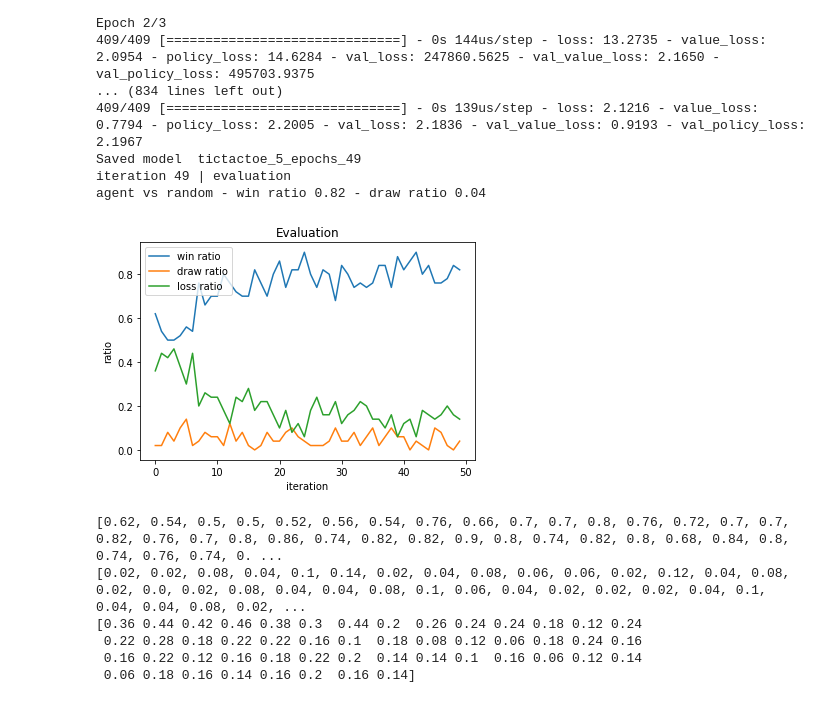
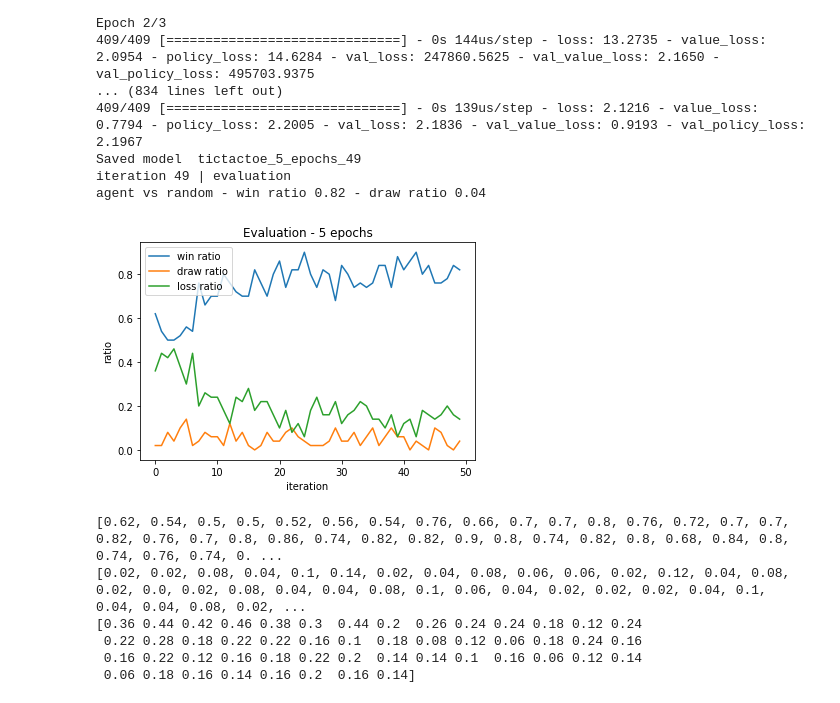
Before and after one commit to y4nnic/AlphaZero_for_small_board_games, a Jupyter notebook: experiment_epochs.ipynb, the cells around one changed output. Cells and saved outputs as stored; diff of their text form; code cells hidden in the pictures.

```diff
--- a/experiment_epochs.ipynb
+++ b/experiment_epochs.ipynb
@@ -256,24 +256,24 @@ agent vs random - win ratio 0.82 - draw ratio 0.04
 # %%
 fig = plt.figure()
 
-plt.title("Evaluation")
+plt.title("Evaluation - 5 epochs")
 
 plt.xlabel("iteration")
 plt.ylabel("ratio")
 
 x = np.arange(50)
 losses_3 = np.ones(50) - wins_3 - draws_3
 # no_loss = np.zeros(50) + wins +draws
 
 plt.plot(x, wins_3, label="win ratio")
 plt.plot(x, draws_3, label="draw ratio")
 #plt.plot(x, no_loss, label="no loss ratio")
 plt.plot(x, losses_3, label="loss ratio")
 
 plt.legend(loc=2)
 plt.show()
 # %% [output]
-[figure, old version]
+[figure, new version]
 # %%
 print(wins_3)
 print(draws_3)
```
Also changed, not shown: parts of 15 cells of this notebook, 8 other files.
